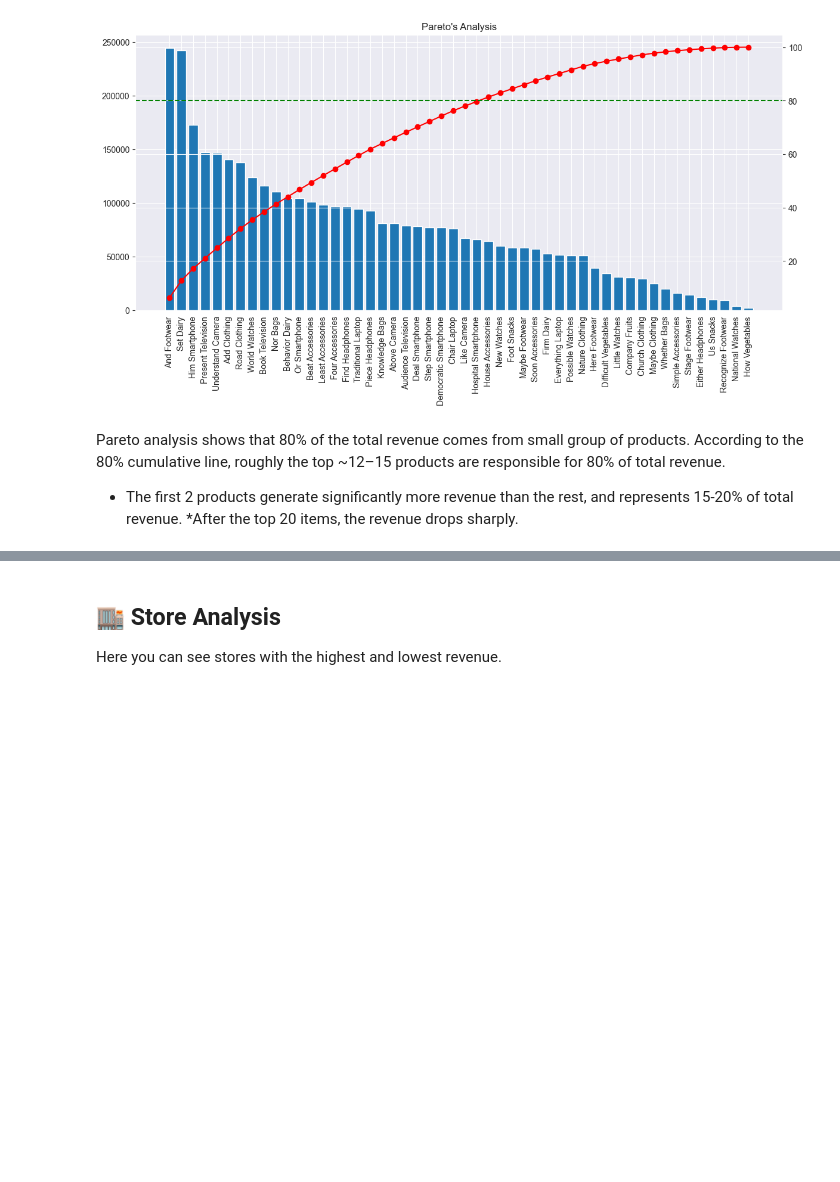
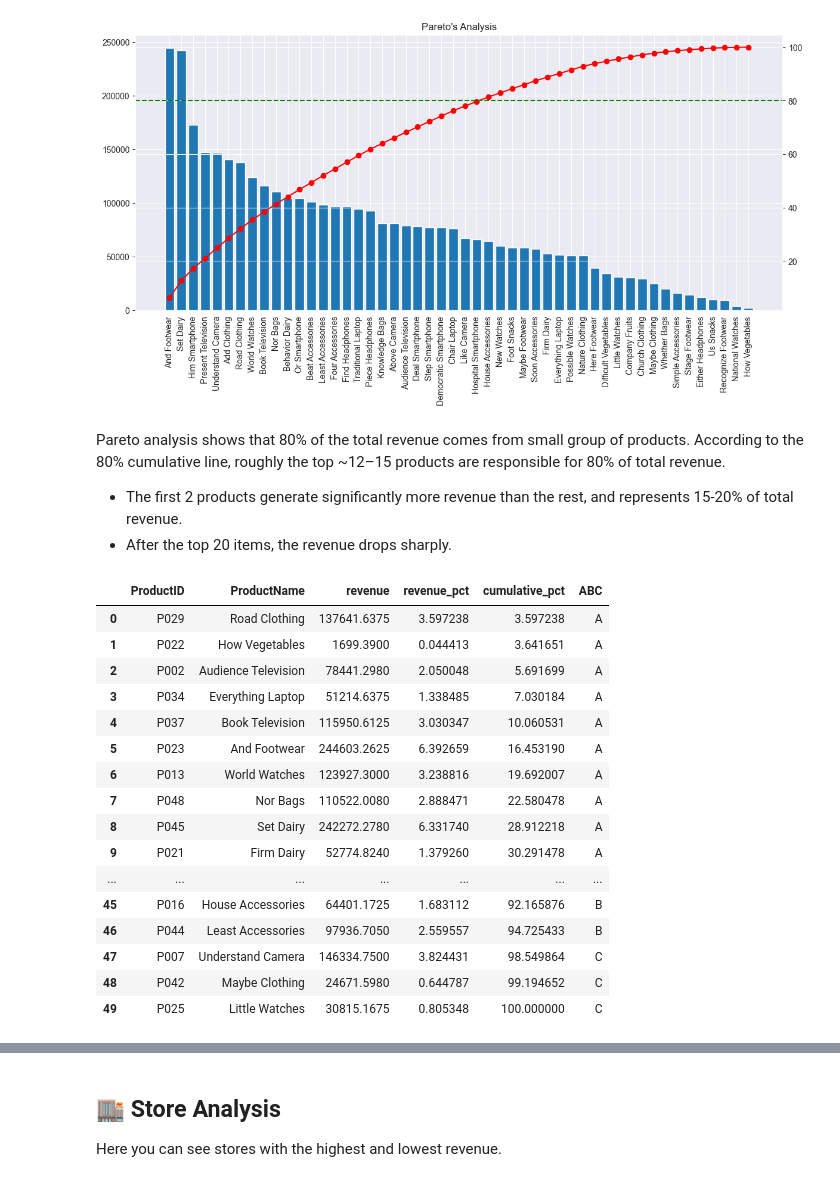
Before and after one commit to cristianarana/data-portfolio, a Jupyter notebook: retail_sales_analysis/notebooks/03_summary_report.ipynb, the cells around one changed output, grey strips where cells are left out. Saved outputs shown, nothing was run; the diff lists cells and outputs as text; code cells hidden in the pictures; blank space fills up the shorter version.

```diff
--- a/retail_sales_analysis/notebooks/03_summary_report.ipynb
+++ b/retail_sales_analysis/notebooks/03_summary_report.ipynb
@@ -45,4 +45,4 @@ plt.show()
 Pareto analysis shows that 80% of the total revenue comes from small group of products.
 According to the 80% cumulative line, roughly the top ~12–15 products are responsible for 80% of total revenue.
 * The first 2 products generate significantly more revenue than the rest, and represents 15-20% of total revenue.
-*After the top 20 items, the revenue drops sharply.
+* After the top 20 items, the revenue drops sharply.
@@ -48,0 +63,20 @@ According to the 80% cumulative line, roughly the top ~12–15 products are resp
+# %%
+prod_rank_reset[["ProductID", "ProductName", "revenue", "revenue_pct", "cumulative_pct", "ABC"]]
+# %% [output]
+|  | ProductID | ProductName | revenue | revenue_pct | cumulative_pct | ABC |
+| 0 | P029 | Road Clothing | 137641.6375 | 3.597238 | 3.597238 | A |
+| 1 | P022 | How Vegetables | 1699.3900 | 0.044413 | 3.641651 | A |
+| 2 | P002 | Audience Television | 78441.2980 | 2.050048 | 5.691699 | A |
+| 3 | P034 | Everything Laptop | 51214.6375 | 1.338485 | 7.030184 | A |
+| 4 | P037 | Book Television | 115950.6125 | 3.030347 | 10.060531 | A |
+| 5 | P023 | And Footwear | 244603.2625 | 6.392659 | 16.453190 | A |
+| 6 | P013 | World Watches | 123927.3000 | 3.238816 | 19.692007 | A |
+| 7 | P048 | Nor Bags | 110522.0080 | 2.888471 | 22.580478 | A |
+| 8 | P045 | Set Dairy | 242272.2780 | 6.331740 | 28.912218 | A |
+| 9 | P021 | Firm Dairy | 52774.8240 | 1.379260 | 30.291478 | A |
+| ... | ... | ... | ... | ... | ... | ... |
+| 45 | P016 | House Accessories | 64401.1725 | 1.683112 | 92.165876 | B |
+| 46 | P044 | Least Accessories | 97936.7050 | 2.559557 | 94.725433 | B |
+| 47 | P007 | Understand Camera | 146334.7500 | 3.824431 | 98.549864 | C |
+| 48 | P042 | Maybe Clothing | 24671.5980 | 0.644787 | 99.194652 | C |
+| 49 | P025 | Little Watches | 30815.1675 | 0.805348 | 100.000000 | C |
```
Also changed, not shown: parts of 9 cells of this notebook, 1 other file.
